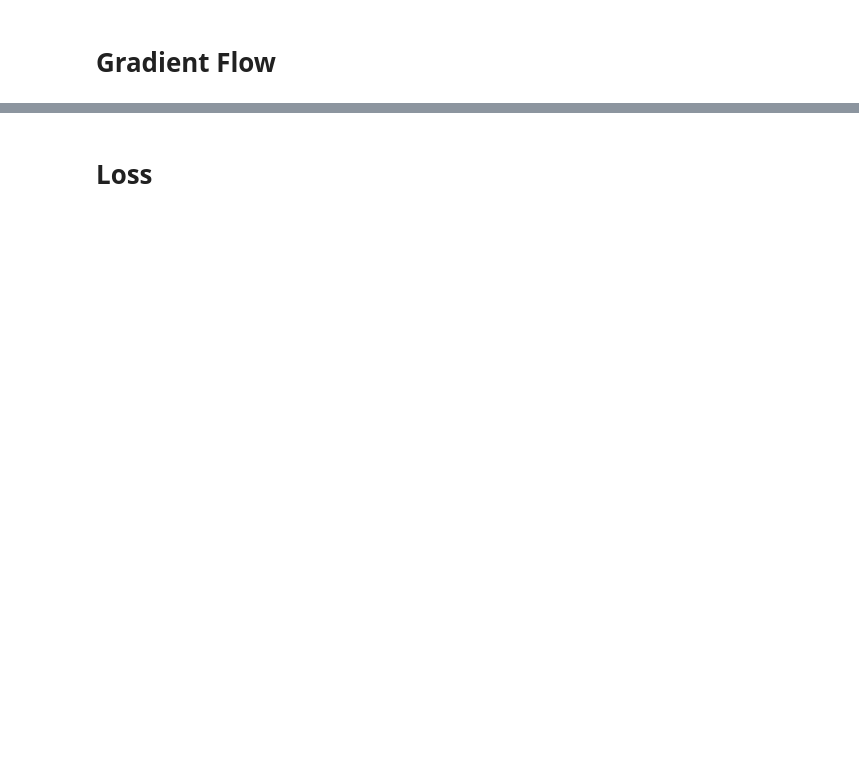
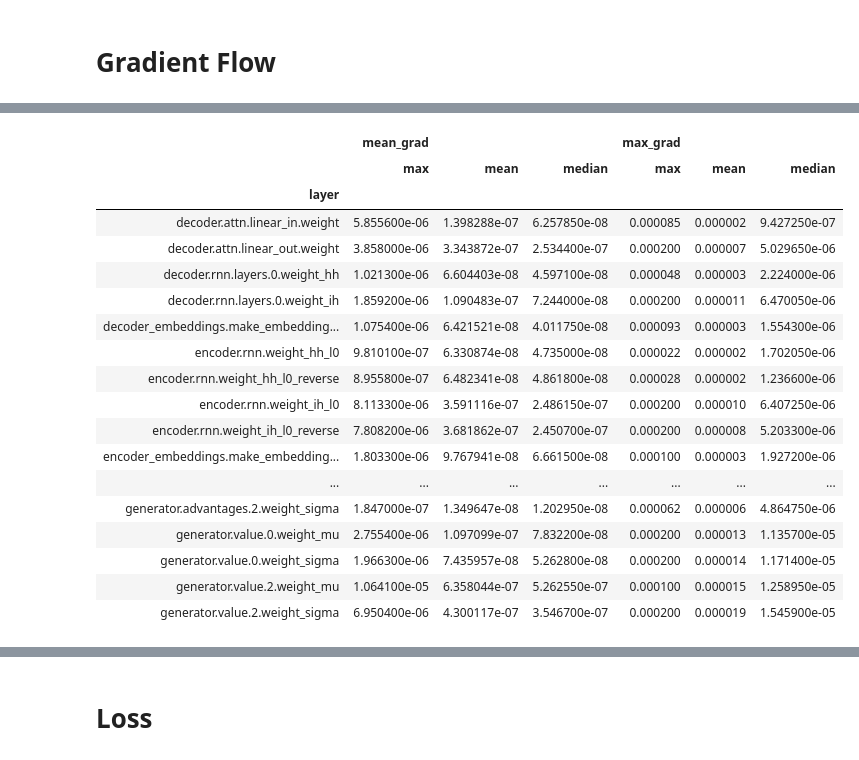
Before and after one commit to ScientiaEtVeritas/rainbow-dialogues, a Jupyter notebook: plot.ipynb, the cells around one changed output, grey strips where cells are left out. Drawn from its saved outputs; the diff is of its cells as text; code cells hidden in the pictures; blank space fills up the shorter version.

```diff
--- a/plot.ipynb
+++ b/plot.ipynb
@@ -26,7 +31,2 @@ fig.add_trace(go.Scatter(x=data['iteration'][:-1], y=data['value'][:-1],
 # %% [markdown]
 # Gradient Flow
-# %%
-data =pd.read_csv('logs/grad_flow.csv', header=None)
-# %%
-data[2] = data[2].str.replace('tensor\(', '').str.replace(", device='cuda:0'\)", '').astype('float64')
-data[3] = data[3].str.replace('tensor\(', '').str.replace(", device='cuda:0'\)", '').astype('float64')
@@ -57,12 +33,25 @@ data[['layer', 'mean_grad', 'max_grad']].groupby('layer').agg({'mean_grad':['max
 # %%
-fig = go.Figure()
-fig.update_xaxes(title_text='Iterations')
-fig.update_yaxes(title_text='Mean Gradient', range=[0, 1e-8])
-fig.update_layout(title_text="Encoder Gradients")
-for layer in data['layer'].unique():
-    if layer.startswith('encoder'):
-        fig.add_trace(go.Scatter(x=data[data['layer'] == layer]['iteration'], y=data[data['layer'] == layer]['mean_grad'],
-                            mode='lines+markers', name=layer, marker=dict(
-                    opacity=0.5,
-                )))
-fig.show()
+from IPython.display import display
+def show_gradient_flow(path):
+    data = pd.read_csv(f'{path}/grad_flow.csv', header=None)
+    data[2] = data[2].str.replace('tensor\(', '').str.replace(", device='cuda:0'\)", '').str.replace("\)", '').astype('float64')
+    data[3] = data[3].str.replace('tensor\(', '').str.replace(", device='cuda:0'\)", '').str.replace("\)", '').astype('float64')
+    data.columns = ['iteration', 'layer', 'mean_grad', 'max_grad']
+    display(data[['layer', 'mean_grad', 'max_grad']].groupby('layer').agg({'mean_grad':['max', 'mean', 'median'], 'max_grad':['max', 'mean', 'median']}))
+    show_gradient_flow_plot(data, 'encoder')
+    show_gradient_flow_plot(data, 'decoder')
+    show_gradient_flow_plot(data, 'generator')
+
+
+def show_gradient_flow_plot(data, layer_type):
+    fig = go.Figure()
+    fig.update_xaxes(title_text='Iterations')
+    fig.update_yaxes(title_text='Mean Gradient', range=[0, 1e-6])
+    fig.update_layout(title_text=f"{layer_type.title()} Gradients")
+    for layer in data['layer'].unique():
+        if layer.startswith(layer_type):
+            fig.add_trace(go.Scatter(x=data[data['layer'] == layer]['iteration'], y=data[data['layer'] == layer]['mean_grad'],
+                                mode='lines+markers', name=layer, marker=dict(
+                        opacity=0.5,
+                    )))
+    fig.show()
@@ -98,0 +58,22 @@ fig.show()
+# %%
+show_gradient_flow('logs')
+# %% [output]
+|  | mean_grad |  |  | max_grad |  |  |
+|  | max | mean | median | max | mean | median |
+| layer |  |  |  |  |  |  |
+| decoder.attn.linear_in.weight | 5.855600e-06 | 1.398288e-07 | 6.257850e-08 | 0.000085 | 0.000002 | 9.427250e-07 |
+| decoder.attn.linear_out.weight | 3.858000e-06 | 3.343872e-07 | 2.534400e-07 | 0.000200 | 0.000007 | 5.029650e-06 |
+| decoder.rnn.layers.0.weight_hh | 1.021300e-06 | 6.604403e-08 | 4.597100e-08 | 0.000048 | 0.000003 | 2.224000e-06 |
+| decoder.rnn.layers.0.weight_ih | 1.859200e-06 | 1.090483e-07 | 7.244000e-08 | 0.000200 | 0.000011 | 6.470050e-06 |
+| decoder_embeddings.make_embedding... | 1.075400e-06 | 6.421521e-08 | 4.011750e-08 | 0.000093 | 0.000003 | 1.554300e-06 |
+| encoder.rnn.weight_hh_l0 | 9.810100e-07 | 6.330874e-08 | 4.735000e-08 | 0.000022 | 0.000002 | 1.702050e-06 |
+| encoder.rnn.weight_hh_l0_reverse | 8.955800e-07 | 6.482341e-08 | 4.861800e-08 | 0.000028 | 0.000002 | 1.236600e-06 |
+| encoder.rnn.weight_ih_l0 | 8.113300e-06 | 3.591116e-07 | 2.486150e-07 | 0.000200 | 0.000010 | 6.407250e-06 |
+| encoder.rnn.weight_ih_l0_reverse | 7.808200e-06 | 3.681862e-07 | 2.450700e-07 | 0.000200 | 0.000008 | 5.203300e-06 |
+| encoder_embeddings.make_embedding... | 1.803300e-06 | 9.767941e-08 | 6.661500e-08 | 0.000100 | 0.000003 | 1.927200e-06 |
+| ... | ... | ... | ... | ... | ... | ... |
+| generator.advantages.2.weight_sigma | 1.847000e-07 | 1.349647e-08 | 1.202950e-08 | 0.000062 | 0.000006 | 4.864750e-06 |
+| generator.value.0.weight_mu | 2.755400e-06 | 1.097099e-07 | 7.832200e-08 | 0.000200 | 0.000013 | 1.135700e-05 |
+| generator.value.0.weight_sigma | 1.966300e-06 | 7.435957e-08 | 5.262800e-08 | 0.000200 | 0.000014 | 1.171400e-05 |
+| generator.value.2.weight_mu | 1.064100e-05 | 6.358044e-07 | 5.262550e-07 | 0.000100 | 0.000015 | 1.258950e-05 |
+| generator.value.2.weight_sigma | 6.950400e-06 | 4.300117e-07 | 3.546700e-07 | 0.000200 | 0.000019 | 1.545900e-05 |
```
Also changed, not shown: parts of 21 cells of this notebook, 6 other files.
